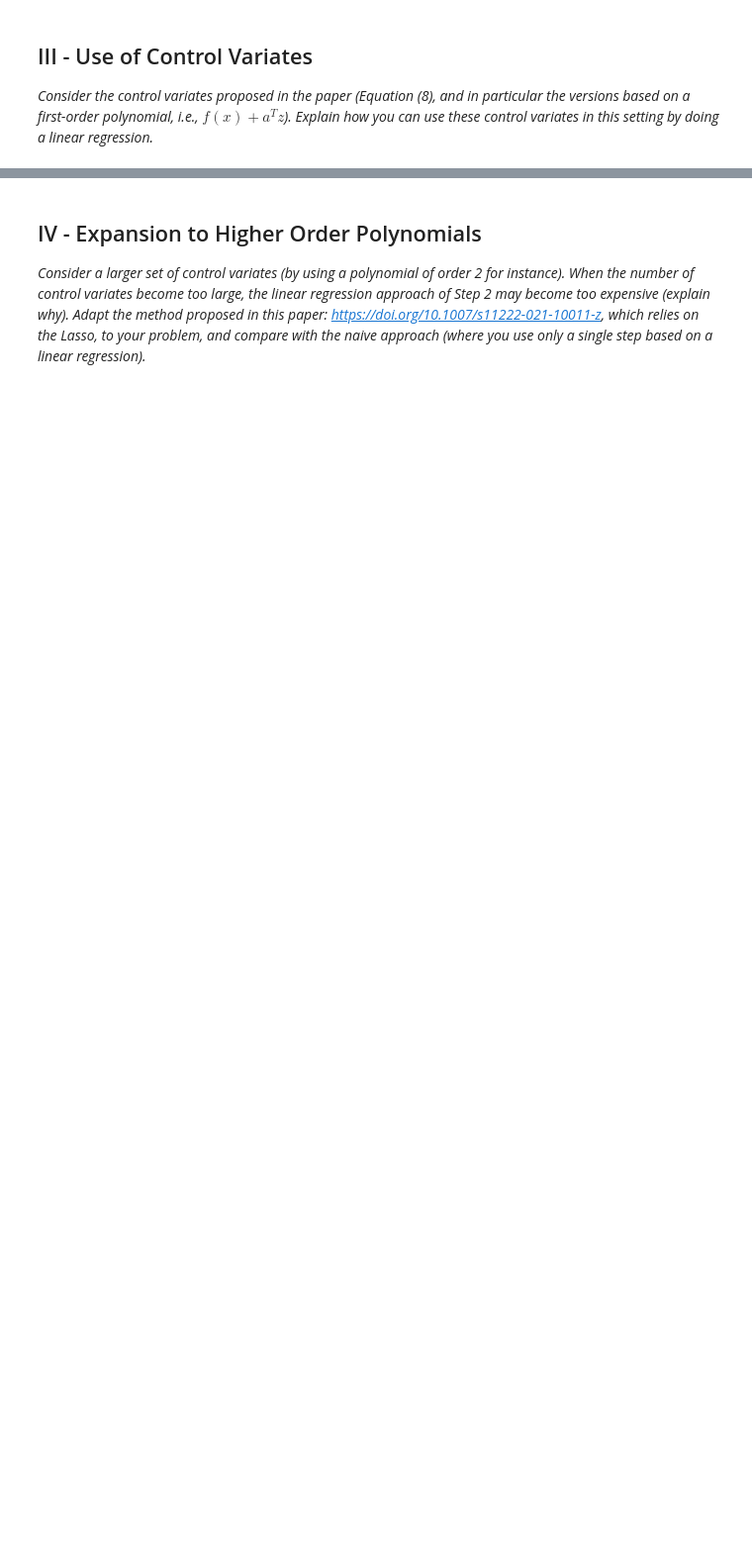
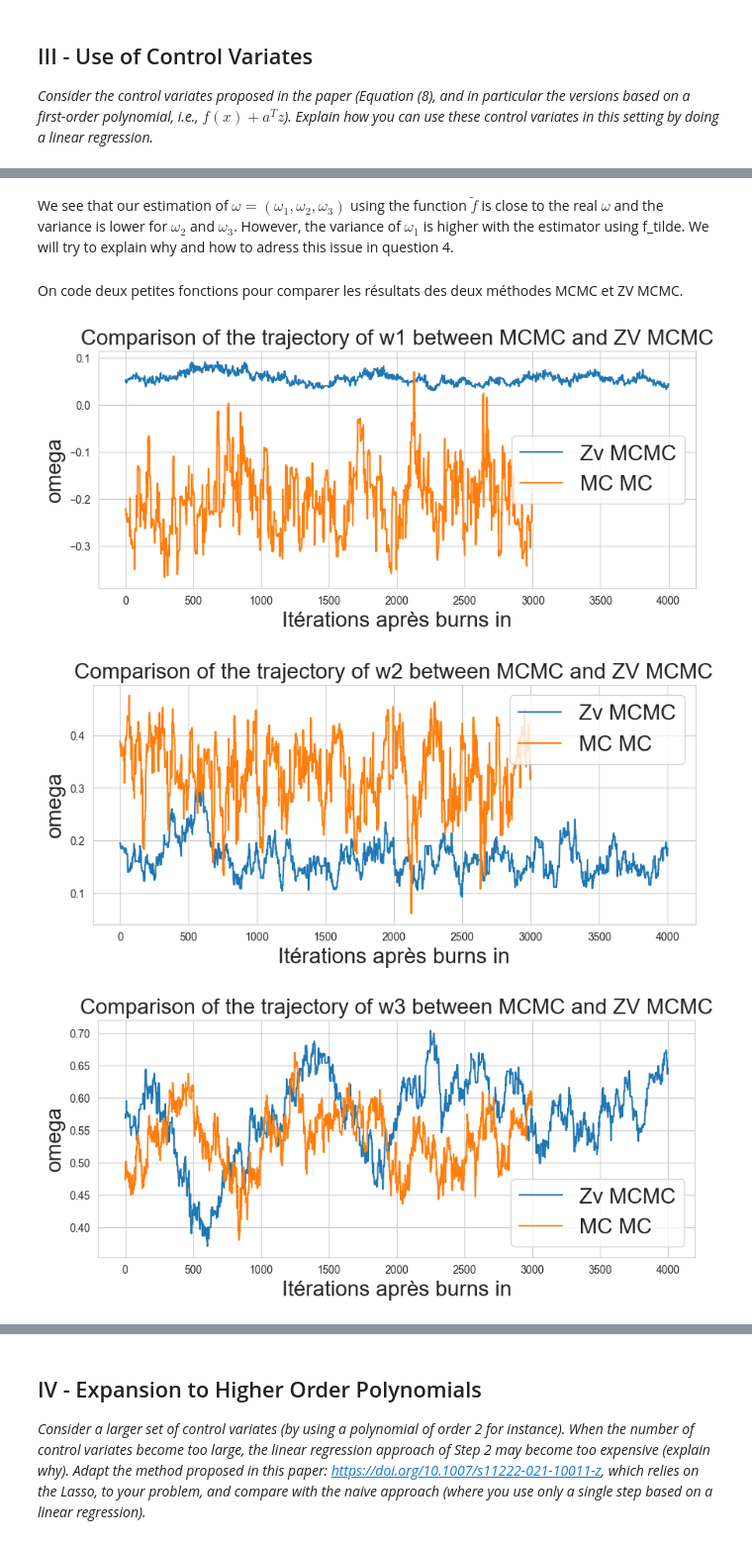
Before and after one commit to AntoineGilsonGH/Monte-Carlo-GARCH, a Jupyter notebook: Projet_MCMC_GARCH.ipynb, the cells around one changed output, grey strips where cells are left out. Shown at 99% size. Cells and saved outputs as stored; diff of their text form; code cells hidden in the pictures; blank space fills up the shorter version.

```diff
--- a/Projet_MCMC_GARCH.ipynb
+++ b/Projet_MCMC_GARCH.ipynb
@@ -35,0 +846,4 @@ Cet article présente également certaines méthodes Lasso (LSLasso et LSLasso(X
+# %%
+_= mean_metropolis_algorithm_q2(5)
+# %%
+mean_met_alg2_q2, omega_samples_alternative, omega_samples_non_alternative, variance_estimator = _[1], _[2], _[3], _[4]
@@ -35,0 +932,22 @@ Cet article présente également certaines méthodes Lasso (LSLasso et LSLasso(X
+# %% [markdown]
+We see that our estimation of $ω = (\omega_1,\omega_2,\omega_3)$ using the function $\widetilde{f}$ is close to the real $\omega$ and the variance is lower for $\omega_2$ and $\omega_3$. However, the variance of $\omega_1$ is higher with the estimator using f_tilde. We will try to explain why and how to adress this issue in question 4.
+# %% [markdown]
+On code deux petites fonctions pour comparer les résultats des deux méthodes MCMC et ZV MCMC.
+# %%
+def plot_comparision(w,w_alternative, name):
+    # We plot the different trajectories
+    plt.figure(figsize=(10,4))
+    plt.plot(w)
+    plt.plot(w_alternative)
+    plt.legend(['Zv MCMC','MC MC'], fontsize=20)
+    plt.xlabel('Itérations après burns in', fontsize=20)
+    plt.title('Comparison of the trajectory of ' + name + ' between MCMC and ZV MCMC', fontsize=20)
+    plt.ylabel('omega', fontsize=20)
+# %%
+plot_comparision(omega_samples_non_alternative[0], omega_samples_alternative[0][burn_in:],'w1')
+plot_comparision(omega_samples_non_alternative[1], omega_samples_alternative[1][burn_in:], 'w2')
+plot_comparision(omega_samples_non_alternative[2],omega_samples_alternative[2][burn_in:], 'w3')
+# %% [output]
+[figure, added]
+[figure, added]
+[figure, added]
```
Also changed, not shown: parts of 120 cells of this notebook, 1 other file.
